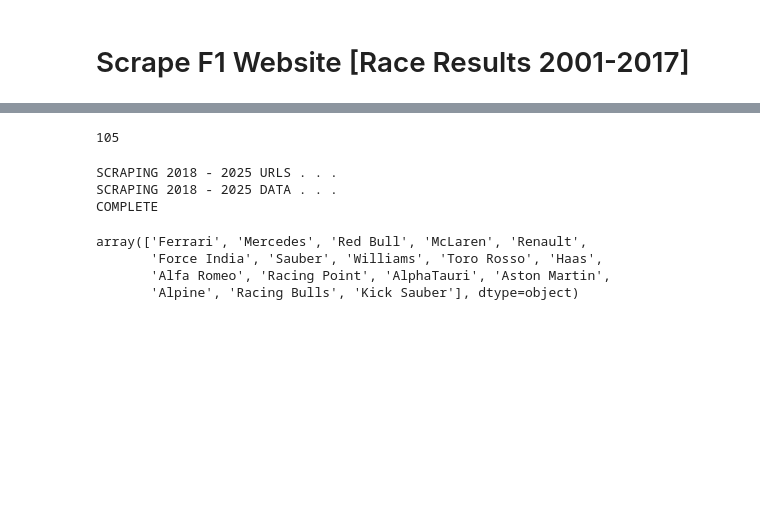
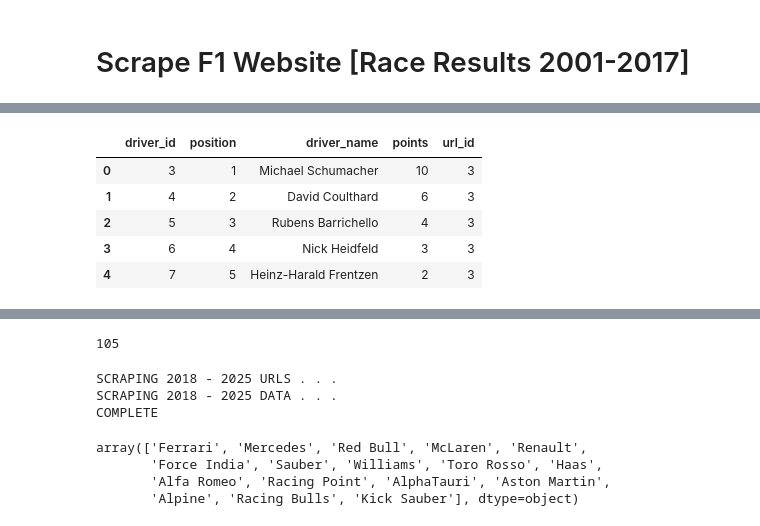
Before and after one commit to JackRWilson/Formula-1-Predictions-Project, a Jupyter notebook: notebooks/data_scraping.ipynb, the cells around one changed output, grey strips where cells are left out. Drawn from its saved outputs; the diff is of its cells as text; code cells hidden in the pictures; blank space fills up the shorter version.

```diff
--- a/notebooks/data_scraping.ipynb
+++ b/notebooks/data_scraping.ipynb
@@ -920,0 +729,20 @@ races_2001.to_csv('../data/raw/races_results_raw_2001-2017.csv', encoding='utf-8
+# %%
+# Establish variables
+urls = load_id_map('../data/raw/links_2001_2017.pkl')
+total_cols = 7
+col_idx_map = {
+    'driver_id': 2,
+    'position': 0,
+    'driver_name': 2,
+    'points': 6}
+id_cols = ['driver_id']
+
+races_2001_2017 = scrape_url(urls, total_cols, col_idx_map, id_cols)
+races_2001_2017.head()
+# %% [output]
+|  | driver_id | position | driver_name | points | url_id |
+| 0 | 3 | 1 | Michael Schumacher | 10 | 3 |
+| 1 | 4 | 2 | David Coulthard | 6 | 3 |
+| 2 | 5 | 3 | Rubens Barrichello | 4 | 3 |
+| 3 | 6 | 4 | Nick Heidfeld | 3 | 3 |
+| 4 | 7 | 5 | Heinz-Harald Frentzen | 2 | 3 |
```
Also changed, not shown: parts of 14 cells of this notebook.
